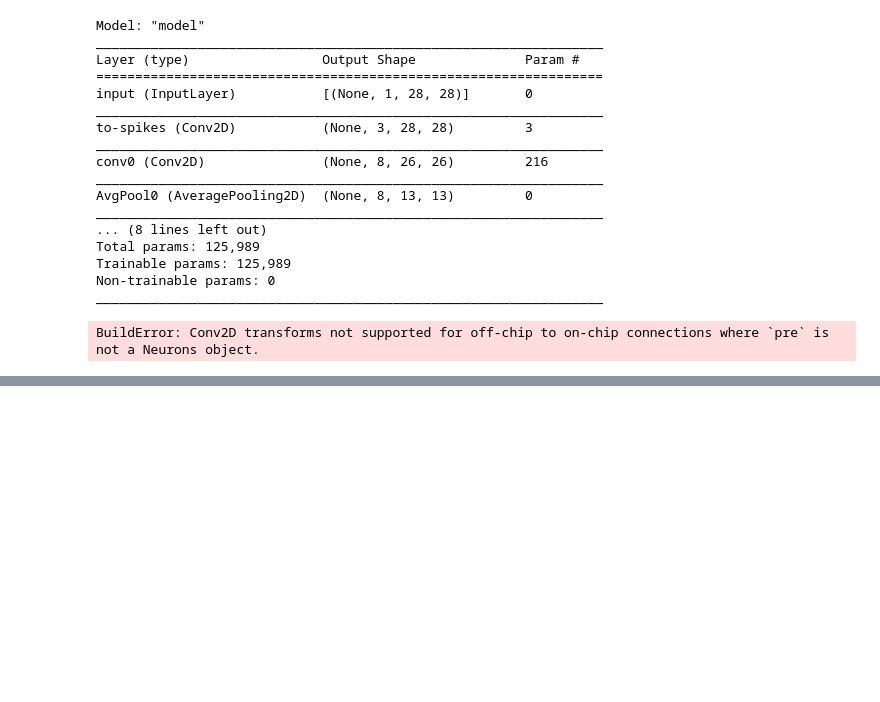
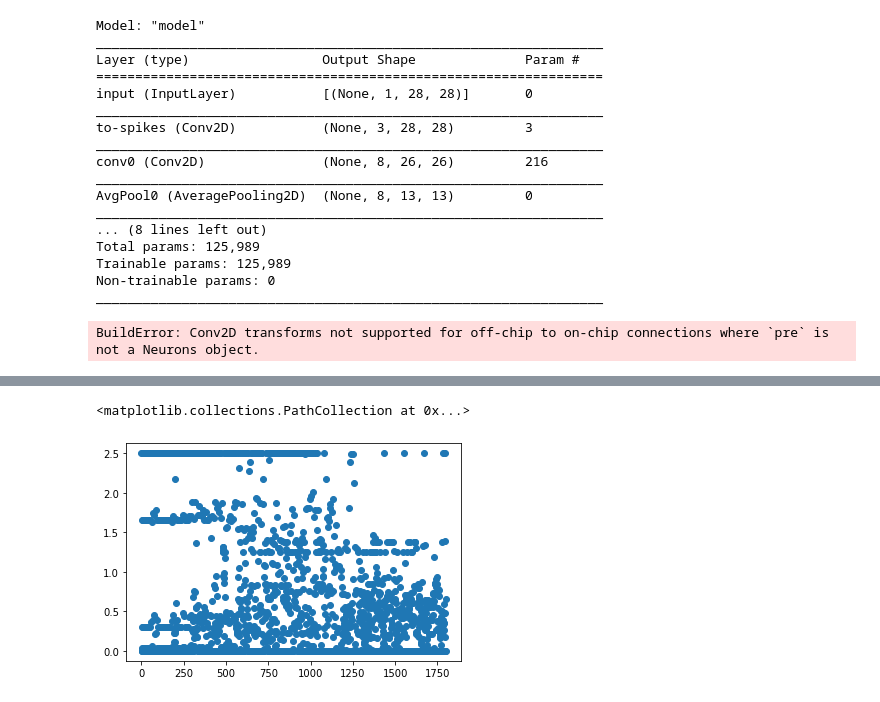
Before and after one commit to R-Gaurav/SpikingMaxPooling, a Jupyter notebook: misc/Untitled.ipynb, the cells around one changed output, grey strips where cells are left out. Saved outputs shown, nothing was run; the diff lists cells and outputs as text; code cells hidden in the pictures; blank space fills up the shorter version.

```diff
--- a/misc/Untitled.ipynb
+++ b/misc/Untitled.ipynb
@@ -119,0 +113,6 @@ BuildError: Conv2D transforms not supported for off-chip to on-chip connections
+# %%
+ti_mp_output = mp_lyr_otpt.item()["max_pooling2d"][1]
+plt.scatter(np.arange(0, 1800), np.mean(ti_mp_output[-10:, :], axis=0))
+# %% [output]
+<matplotlib.collections.PathCollection at 0x...>
+[figure, added]
```
Also changed, not shown: parts of 6 cells of this notebook, 7 other files.
